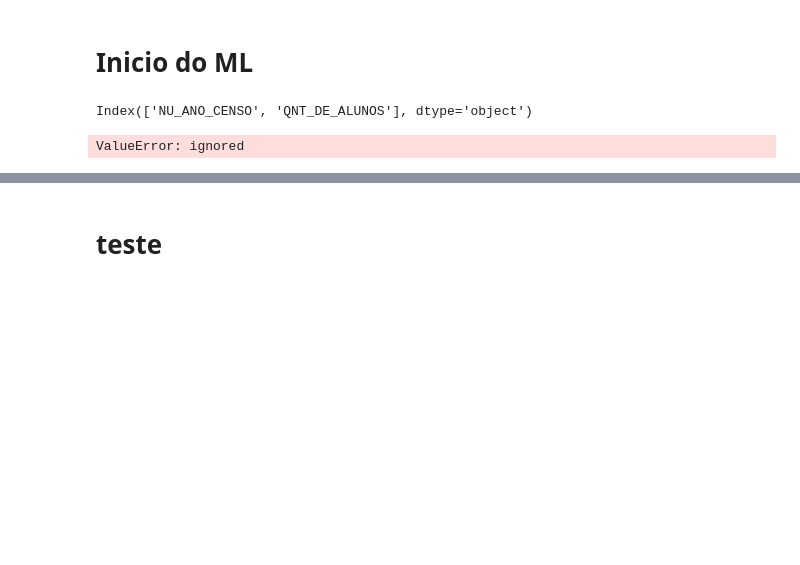
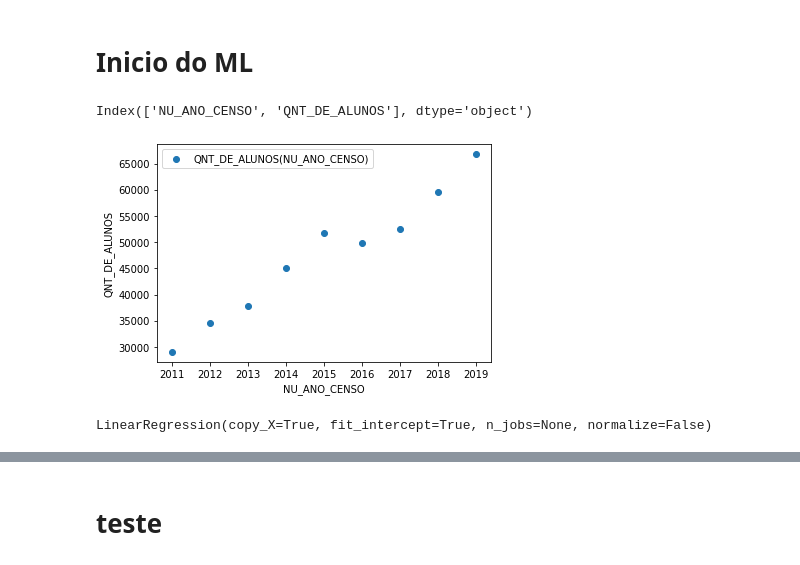
Before and after one commit to roxacarv/edulearn, a Jupyter notebook: regressão_linear/regressão_edulearn.ipynb, the cells around one changed output, grey strips where cells are left out. Saved outputs shown, nothing was run; the diff lists cells and outputs as text; code cells hidden in the pictures; blank space fills up the shorter version.

```diff
--- a/regressão_linear/regressão_edulearn.ipynb
+++ b/regressão_linear/regressão_edulearn.ipynb
@@ -104,11 +83,19 @@ df_alunos_anos.corr()
 Checando se existe uma grande correlação entre as variaveis
 # %% [markdown]
 # Inicio do ML
+# %%
+df_alunos_anos.columns
+# %% [output]
+Index(['NU_ANO_CENSO', 'QNT_DE_ALUNOS'], dtype='object')
+# %%
+x = df_alunos_anos['NU_ANO_CENSO'].values
+Y = df_alunos_anos['QNT_DE_ALUNOS'].values
+# %%
+plt.scatter(x,y,label='QNT_DE_ALUNOS(NU_ANO_CENSO)');
+plt.xlabel('NU_ANO_CENSO');
+plt.ylabel('QNT_DE_ALUNOS');
+plt.legend();
+# %% [output]
+[figure, added]
 # %%
 modelo = LinearRegression()
-# %%
-x = df_alunos_anos['NU_ANO_CENSO']
-y = df_alunos_anos['QNT_DE_ALUNOS']
-df_regressao.columns
-# %% [output]
-Index(['NU_ANO_CENSO', 'QNT_DE_ALUNOS'], dtype='object')
@@ -117,4 +104,4 @@ x_train, x_test, y_train, y_test = train_test_split(x, y, test_size=0.3, random_
 # %%
-modelo.fit(x_train, y_train)
+modelo.fit(X,Y)
 # %% [output]
-ValueError: ignored
+LinearRegression(copy_X=True, fit_intercept=True, n_jobs=None, normalize=False)
```
Also changed, not shown: parts of 21 cells of this notebook.
